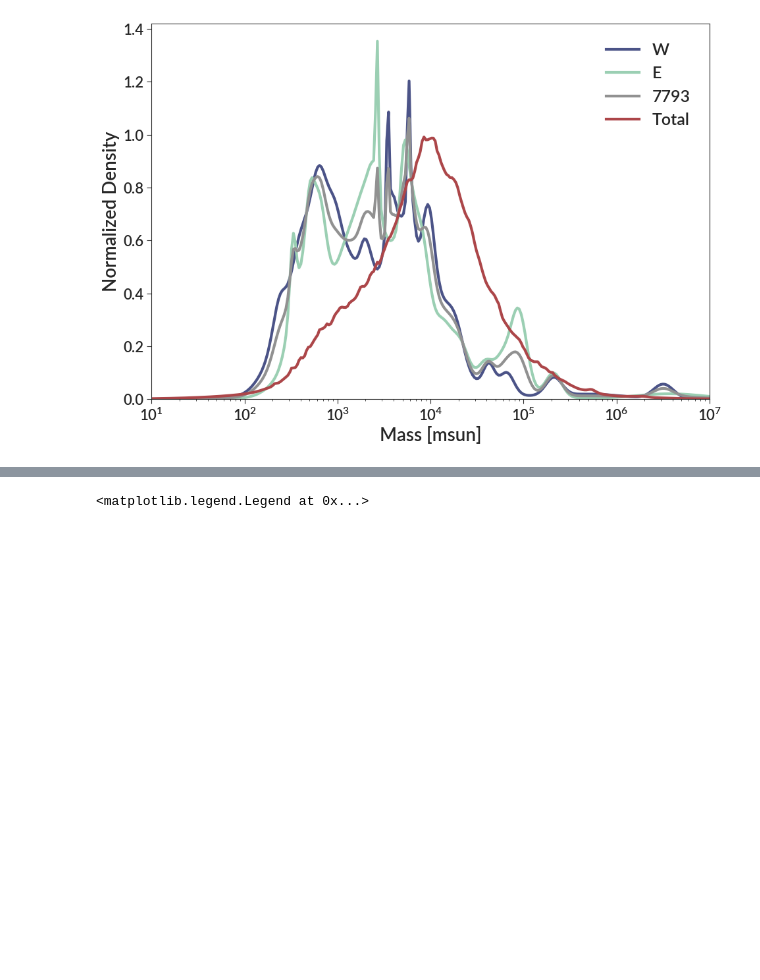
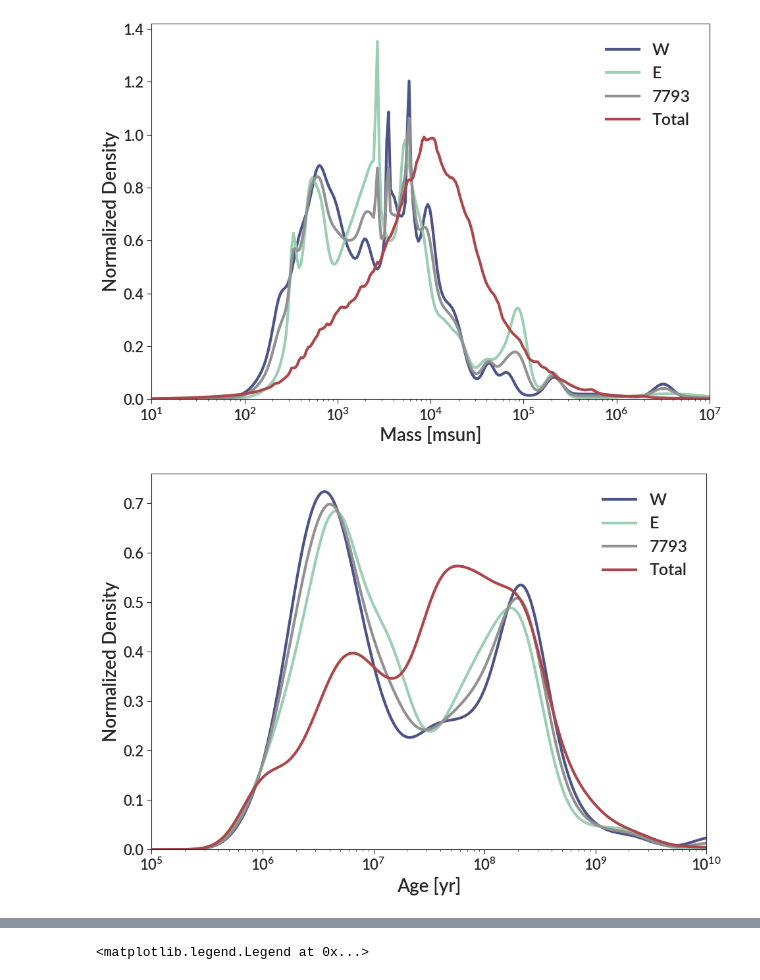
Before and after one commit to gillenbrown/LEGUS-sizes, a Jupyter notebook: testing/ngc7793.ipynb, the cells around one changed output, grey strips where cells are left out. Drawn from its saved outputs; the diff is of its cells as text; code cells hidden in the pictures; blank space fills up the shorter version.

```diff
--- a/testing/ngc7793.ipynb
+++ b/testing/ngc7793.ipynb
@@ -184,6 +187,20 @@ ax.legend()
 ax.add_labels("Mass [msun]", "Normalized Density")
 # %% [output]
 [figure]
+# %%
+fig, ax = bpl.subplots()
+xs = np.logspace(5, 10, 300)
+ax.plot(xs, kde(xs, big_catalog["age_log"][mask_w], big_catalog["age_logerr_smooth"][mask_w]), label="W")
+ax.plot(xs, kde(xs, big_catalog["age_log"][mask_e], big_catalog["age_logerr_smooth"][mask_e]), label="E")
+ax.plot(xs, kde(xs, big_catalog["age_log"][mask_ew], big_catalog["age_logerr_smooth"][mask_ew]), label="7793")
+ax.plot(xs, kde(xs, big_catalog["age_log"], big_catalog["age_logerr_smooth"]), label="Total")
+
+ax.set_xscale("log")
+ax.set_limits(1e5, 1e10, 0)
+ax.legend()
+ax.add_labels("Age [yr]", "Normalized Density")
+# %% [output]
+[figure, added]
 # %%
 fig, ax = bpl.subplots()
 # add some scatter to the ages for visual purposes
```
Also changed, not shown: parts of 13 cells of this notebook.
